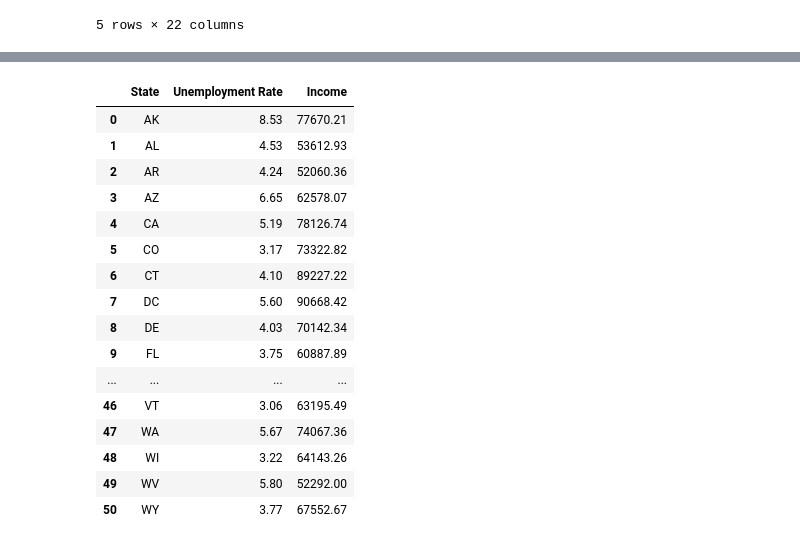
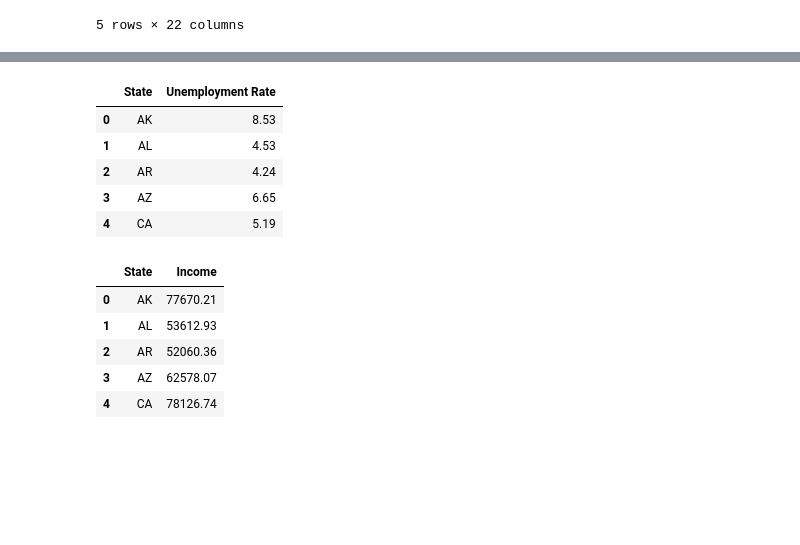
Before and after one commit to ramirezgc/ka-ching, a Jupyter notebook: Places to live.ipynb, the cells around one changed output, grey strips where cells are left out. Saved outputs shown, nothing was run; the diff lists cells and outputs as text; code cells hidden in the pictures; blank space fills up the shorter version.

```diff
--- a/Places to live.ipynb
+++ b/Places to live.ipynb
@@ -139,21 +52,50 @@ clean_income
-# %%
-merge_df = clean_unemployment.merge(clean_income, how = "left", on = "State")
-merge_df
-# %% [output]
-|  | State | Unemployment Rate | Income |
-| 0 | AK | 8.53 | 77670.21 |
-| 1 | AL | 4.53 | 53612.93 |
-| 2 | AR | 4.24 | 52060.36 |
-| 3 | AZ | 6.65 | 62578.07 |
-| 4 | CA | 5.19 | 78126.74 |
-| 5 | CO | 3.17 | 73322.82 |
-| 6 | CT | 4.10 | 89227.22 |
-| 7 | DC | 5.60 | 90668.42 |
-| 8 | DE | 4.03 | 70142.34 |
-| 9 | FL | 3.75 | 60887.89 |
-| ... | ... | ... | ... |
-| 46 | VT | 3.06 | 63195.49 |
-| 47 | WA | 5.67 | 74067.36 |
-| 48 | WI | 3.22 | 64143.26 |
-| 49 | WV | 5.80 | 52292.00 |
-| 50 | WY | 3.77 | 67552.67 |
+# %%
+## Using the unemployment csv we only want to keep the relevant columns
+unemployment_df = unemployment_df[["State", "2018" ]]
+
+## Convert "State"column values to strings
+unemployment_df["State"] = unemployment_df["State"].astype(str)
+
+## The dataset produced one row per county therefore to calculate the state average we need to group by state
+clean_unemployment = round(unemployment_df.groupby("State").mean(),2)
+clean_unemployment = clean_unemployment.reset_index()
+
+## Rename columns
+clean_unemployment.columns = ["State", "Unemployment Rate"]
+
+## Remove all the whitespace in the column "State"
+clean_unemployment["State"] = clean_unemployment["State"].str.strip()
+
+clean_unemployment.head()
+# %% [output]
+|  | State | Unemployment Rate |
+| 0 | AK | 8.53 |
+| 1 | AL | 4.53 |
+| 2 | AR | 4.24 |
+| 3 | AZ | 6.65 |
+| 4 | CA | 5.19 |
+# %%
+## Using the income csv we only want to keep the relevant columns
+income_df = income_df[["State_ab", "Mean" ]]
+
+## Convert "State_ab" column values to strings
+income_df["State_ab"] = income_df["State_ab"].astype(str)
+
+## The dataset produced one row per zip code therefore to calculate the state average we need to group by state
+clean_income = round(income_df.groupby("State_ab").mean(),2)
+clean_income = clean_income.reset_index()
+
+## Rename columns
+clean_income.columns = ["State", "Income"]
+
+## Remove all whitespace in the column "State"
+clean_income["State"] = clean_income["State"].str.strip()
+
+clean_income.head()
+# %% [output]
+|  | State | Income |
+| 0 | AK | 77670.21 |
+| 1 | AL | 53612.93 |
+| 2 | AR | 52060.36 |
+| 3 | AZ | 62578.07 |
+| 4 | CA | 78126.74 |
```
Also changed, not shown: parts of 15 cells of this notebook.
